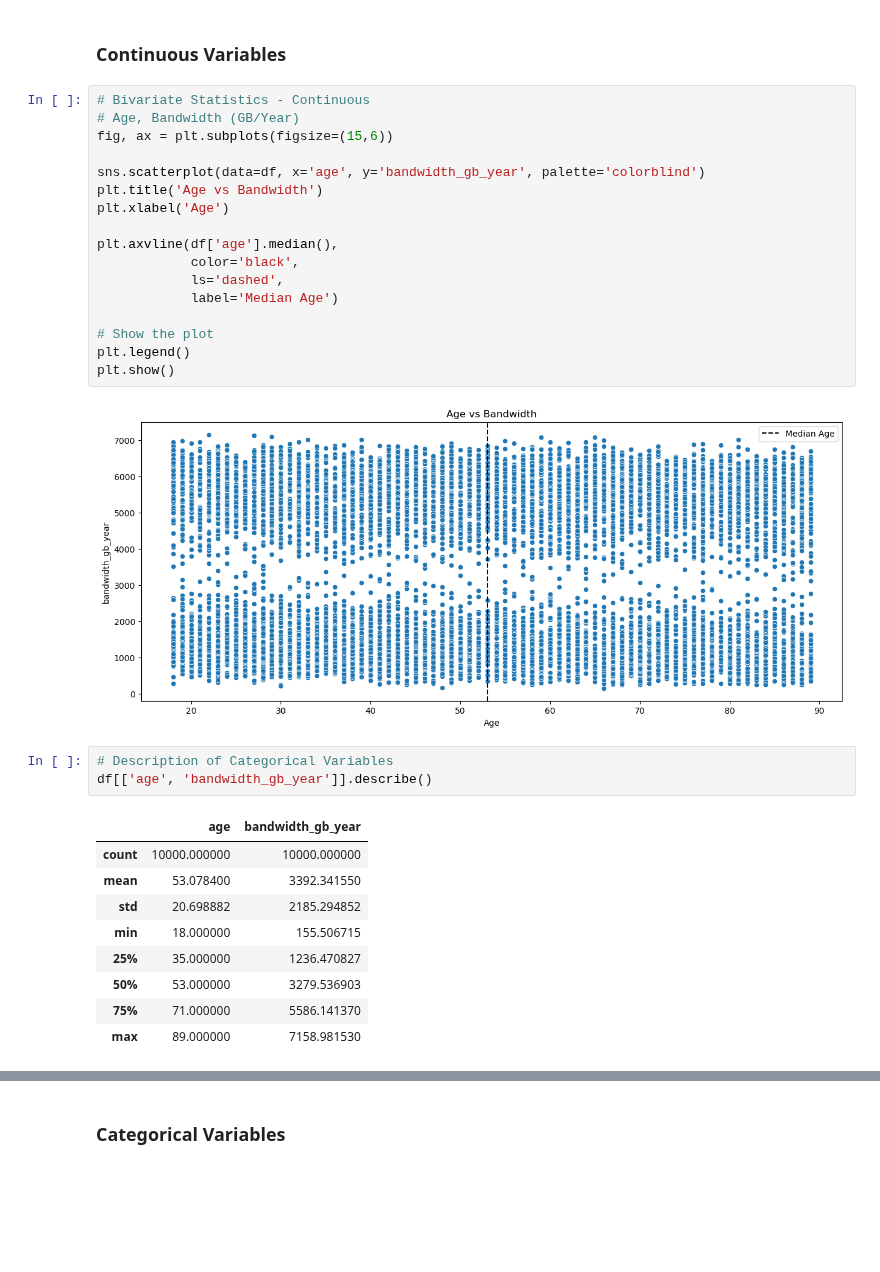
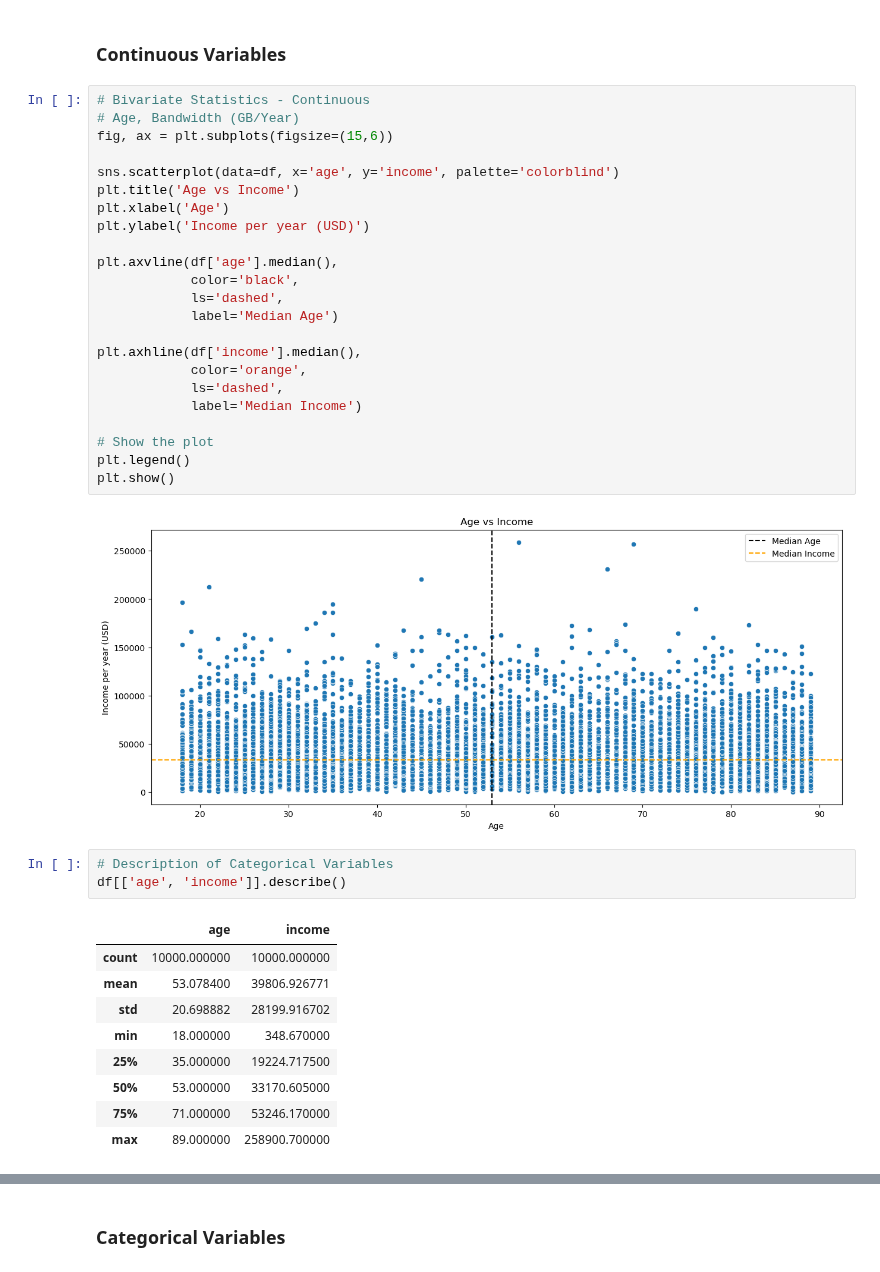
Before and after one commit to smmurdock/WGU-MSDA-DS, a Jupyter notebook: D207/Murdock_Shanay D207 PA Churn.ipynb, the cells around one changed output, grey strips where cells are left out. Cells and saved outputs as stored; diff of their text form; blank space fills up the shorter version.

```diff
--- a/D207/Murdock_Shanay D207 PA Churn.ipynb
+++ b/D207/Murdock_Shanay D207 PA Churn.ipynb
@@ -477,32 +465,38 @@ The `payment_method` categorical variable is spread across the 4 options. The co
 # %%
 # Bivariate Statistics - Continuous
 # Age, Bandwidth (GB/Year)
 fig, ax = plt.subplots(figsize=(15,6))
 
-sns.scatterplot(data=df, x='age', y='bandwidth_gb_year', palette='colorblind')
-plt.title('Age vs Bandwidth')
+sns.scatterplot(data=df, x='age', y='income', palette='colorblind')
+plt.title('Age vs Income')
 plt.xlabel('Age')
+plt.ylabel('Income per year (USD)')
 
 plt.axvline(df['age'].median(),
             color='black',
             ls='dashed',
             label='Median Age')
 
+plt.axhline(df['income'].median(),
+            color='orange',
+            ls='dashed',
+            label='Median Income')
+
 # Show the plot
 plt.legend()
 plt.show()
 # %% [output]
-[figure, old version]
+[figure, new version]
 # %%
 # Description of Categorical Variables
-df[['age', 'bandwidth_gb_year']].describe()
+df[['age', 'income']].describe()
 # %% [output]
-|  | age | bandwidth_gb_year |
+|  | age | income |
 | count | 10000.000000 | 10000.000000 |
-| mean | 53.078400 | 3392.341550 |
-| std | 20.698882 | 2185.294852 |
-| min | 18.000000 | 155.506715 |
-| 25% | 35.000000 | 1236.470827 |
-| 50% | 53.000000 | 3279.536903 |
-| 75% | 71.000000 | 5586.141370 |
-| max | 89.000000 | 7158.981530 |
+| mean | 53.078400 | 39806.926771 |
+| std | 20.698882 | 28199.916702 |
+| min | 18.000000 | 348.670000 |
+| 25% | 35.000000 | 19224.717500 |
+| 50% | 53.000000 | 33170.605000 |
+| 75% | 71.000000 | 53246.170000 |
+| max | 89.000000 | 258900.700000 |
```
Also changed, not shown: parts of 9 cells of this notebook.
